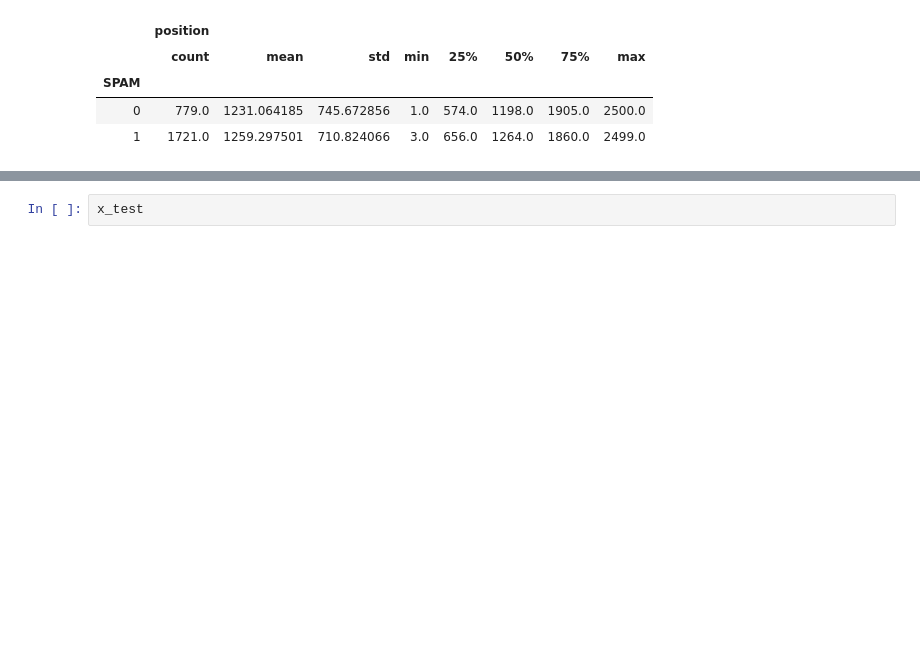
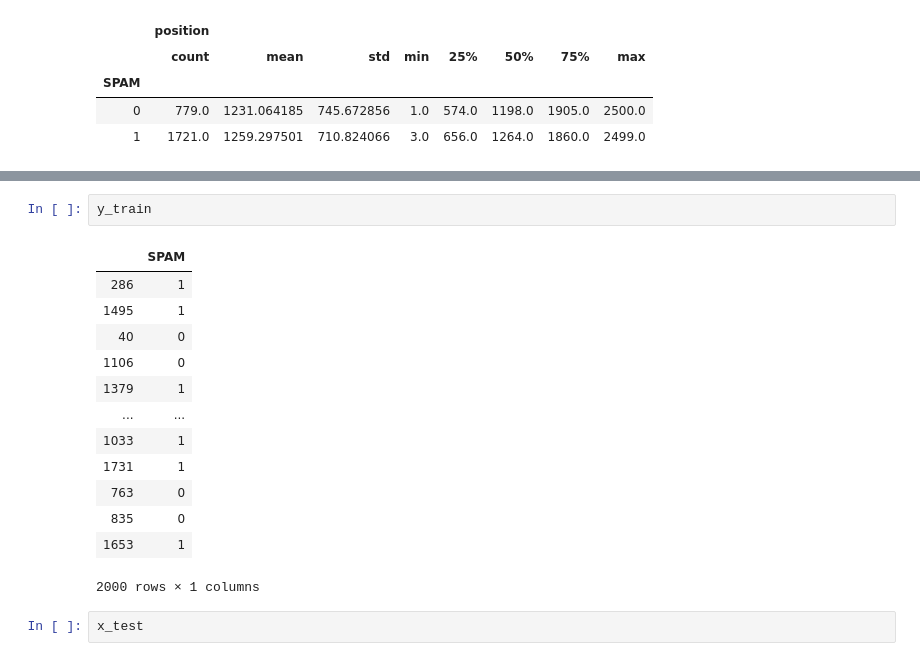
Before and after one commit to BenjaminCyberSec/BigD2, a Jupyter notebook: main.ipynb, the cells around one changed output, grey strips where cells are left out. Saved outputs shown, nothing was run; the diff lists cells and outputs as text; blank space fills up the shorter version.

```diff
--- a/main.ipynb
+++ b/main.ipynb
@@ -144,3 +135,19 @@ x_train
+# %%
+y_train
+# %% [output]
+|  | SPAM |
+| 286 | 1 |
+| 1495 | 1 |
+| 40 | 0 |
+| 1106 | 0 |
+| 1379 | 1 |
+| ... | ... |
+| 1033 | 1 |
+| 1731 | 1 |
+| 763 | 0 |
+| 835 | 0 |
+| 1653 | 1 |
+2000 rows × 1 columns
 # %%
 x_test
 # %% [output]
```
Also changed, not shown: parts of 12 cells of this notebook, 3 other files.
